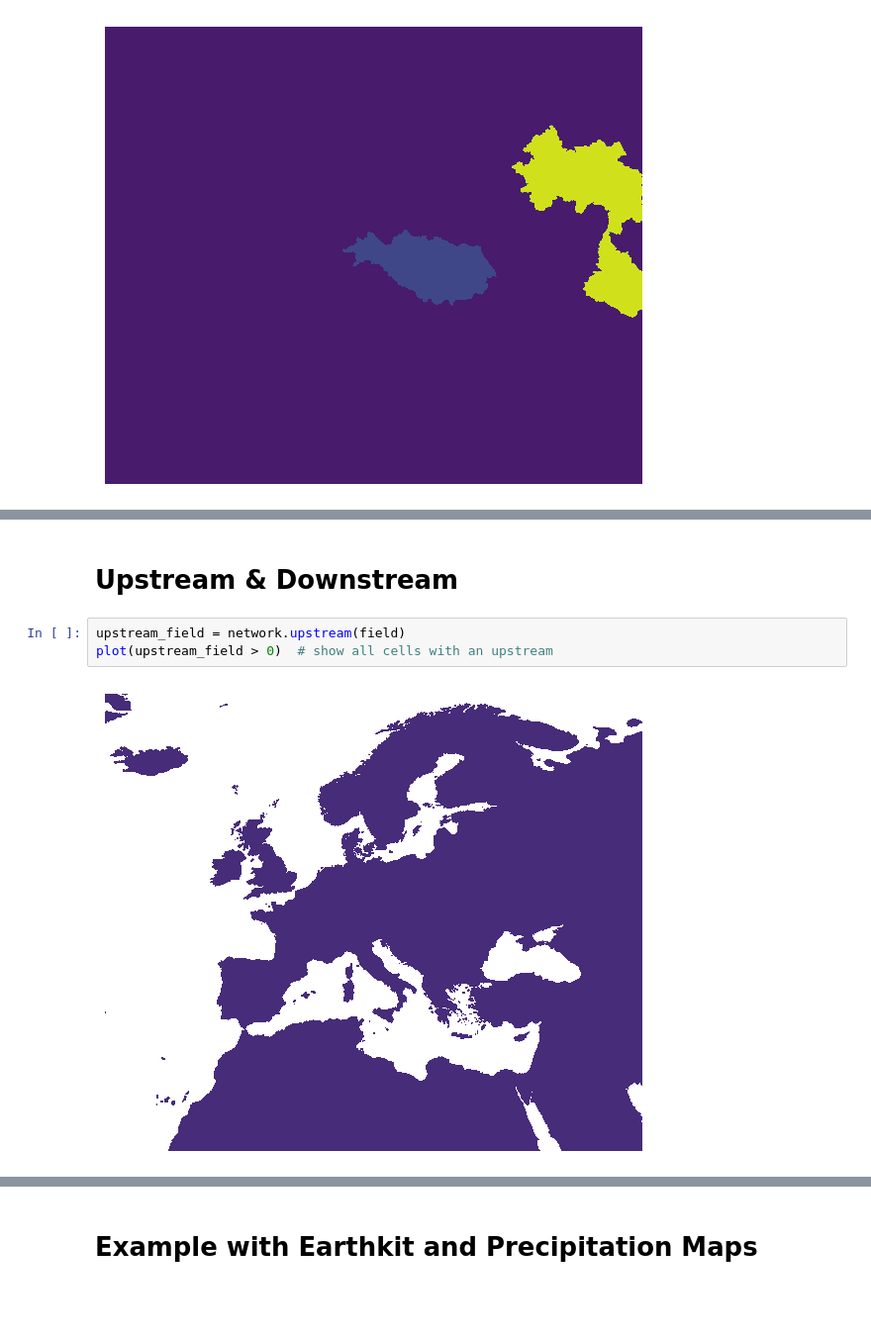
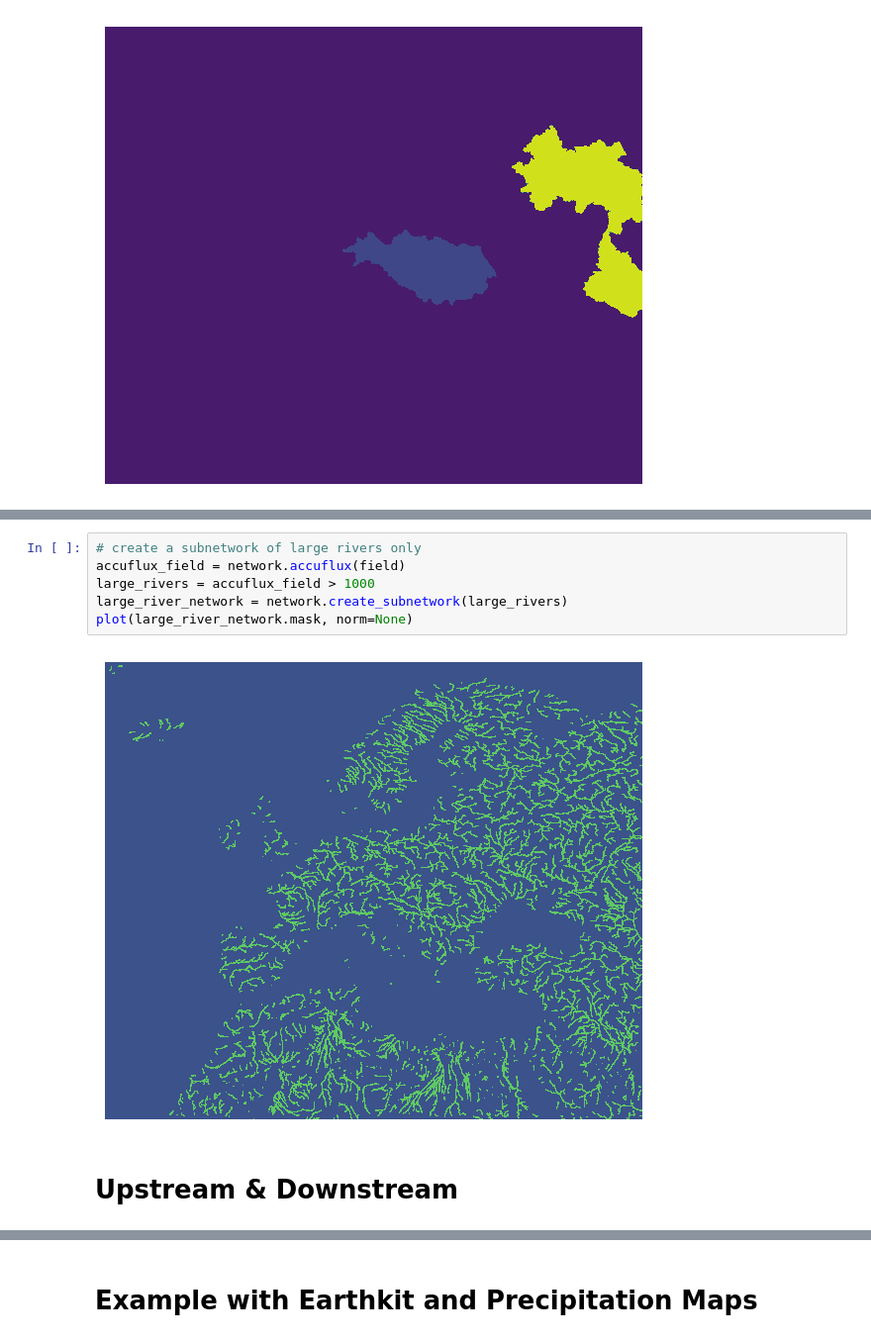
Before and after one commit to ecmwf/earthkit-hydro, a Jupyter notebook: docs/notebooks/example.ipynb, the cells around one changed output, grey strips where cells are left out. Shown: that part at 99% size. Drawn from its saved outputs; the diff is of its cells as text; blank space fills up the shorter version.

```diff
--- a/docs/notebooks/example.ipynb
+++ b/docs/notebooks/example.ipynb
@@ -67,7 +94,10 @@ plot(catchment_field, norm=None)
+# %%
+# create a subnetwork of large rivers only
+accuflux_field = network.accuflux(field)
+large_rivers = accuflux_field > 1000
+large_river_network = network.create_subnetwork(large_rivers)
+plot(large_river_network.mask, norm=None)
+# %% [output]
+[figure, added]
 # %% [markdown]
 # Upstream & Downstream
-# %%
-upstream_field = network.upstream(field)
-plot(upstream_field > 0)  # show all cells with an upstream
-# %% [output]
-[figure, removed]
```
Also changed, not shown: parts of 13 cells of this notebook.
